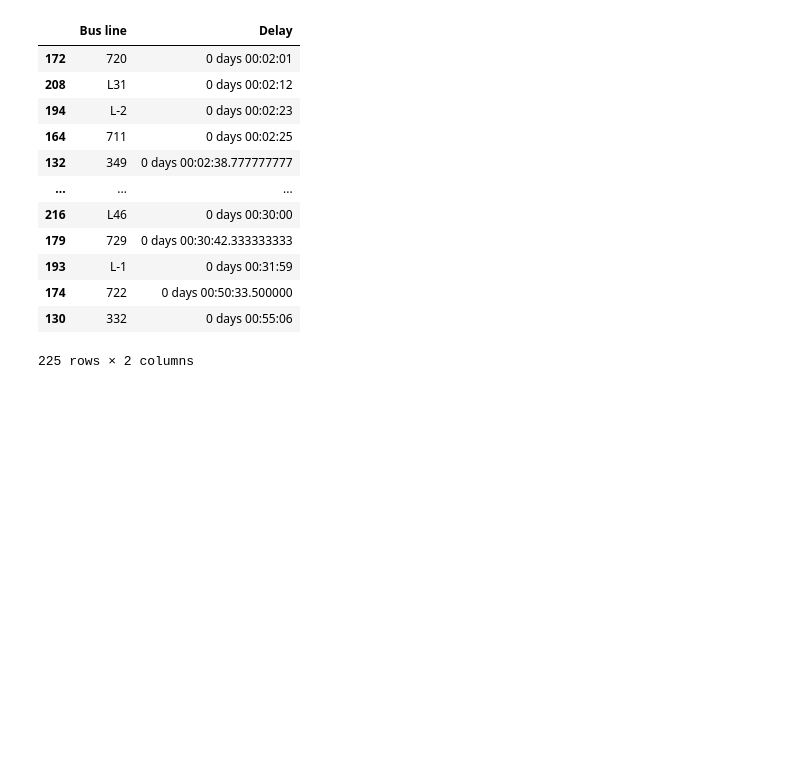
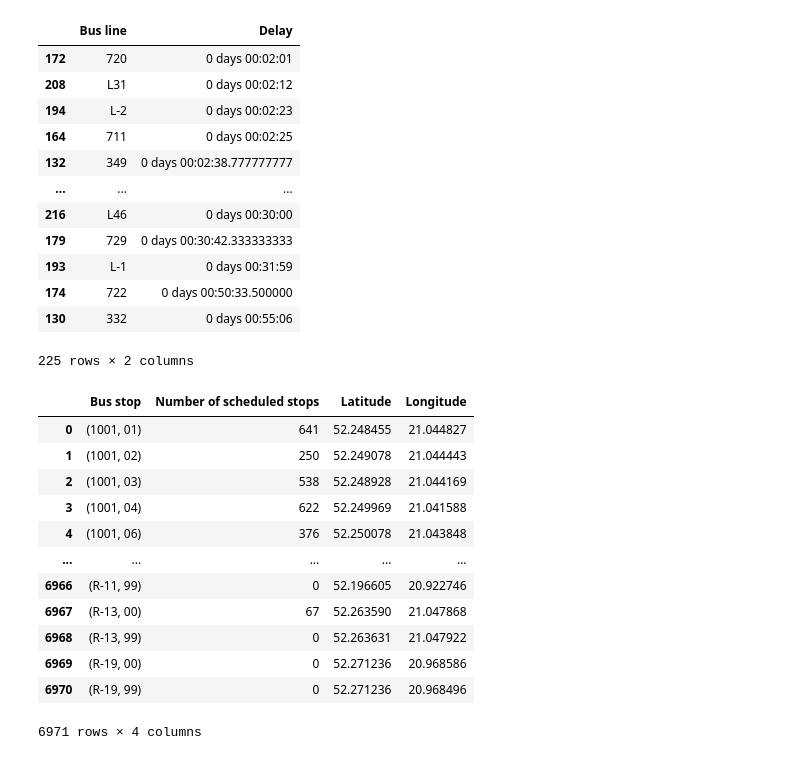
Before and after one commit to piter12345/warsaw-buses-analysis, a Jupyter notebook: data_analysis/analysis.ipynb, the cells around one changed output. Drawn from its saved outputs; the diff is of its cells as text; code cells hidden in the pictures; blank space fills up the shorter version.

```diff
--- a/data_analysis/analysis.ipynb
+++ b/data_analysis/analysis.ipynb
@@ -82,0 +108,25 @@ df.groupby('Bus line').agg({'Delay': 'mean'}).reset_index().sort_values(by='Dela
+# %%
+data = {
+    "Bus stop": bus_stops,
+    "Number of scheduled stops": criticality,
+    "Latitude": bus_stops_lat,
+    "Longitude": bus_stops_lon,
+}
+
+df = pd.DataFrame(data)
+
+df
+# %% [output]
+|  | Bus stop | Number of scheduled stops | Latitude | Longitude |
+| 0 | (1001, 01) | 641 | 52.248455 | 21.044827 |
+| 1 | (1001, 02) | 250 | 52.249078 | 21.044443 |
+| 2 | (1001, 03) | 538 | 52.248928 | 21.044169 |
+| 3 | (1001, 04) | 622 | 52.249969 | 21.041588 |
+| 4 | (1001, 06) | 376 | 52.250078 | 21.043848 |
+| ... | ... | ... | ... | ... |
+| 6966 | (R-11, 99) | 0 | 52.196605 | 20.922746 |
+| 6967 | (R-13, 00) | 67 | 52.263590 | 21.047868 |
+| 6968 | (R-13, 99) | 0 | 52.263631 | 21.047922 |
+| 6969 | (R-19, 00) | 0 | 52.271236 | 20.968586 |
+| 6970 | (R-19, 99) | 0 | 52.271236 | 20.968496 |
+6971 rows × 4 columns
```
Also changed, not shown: parts of 6 cells of this notebook, 1 other file.
